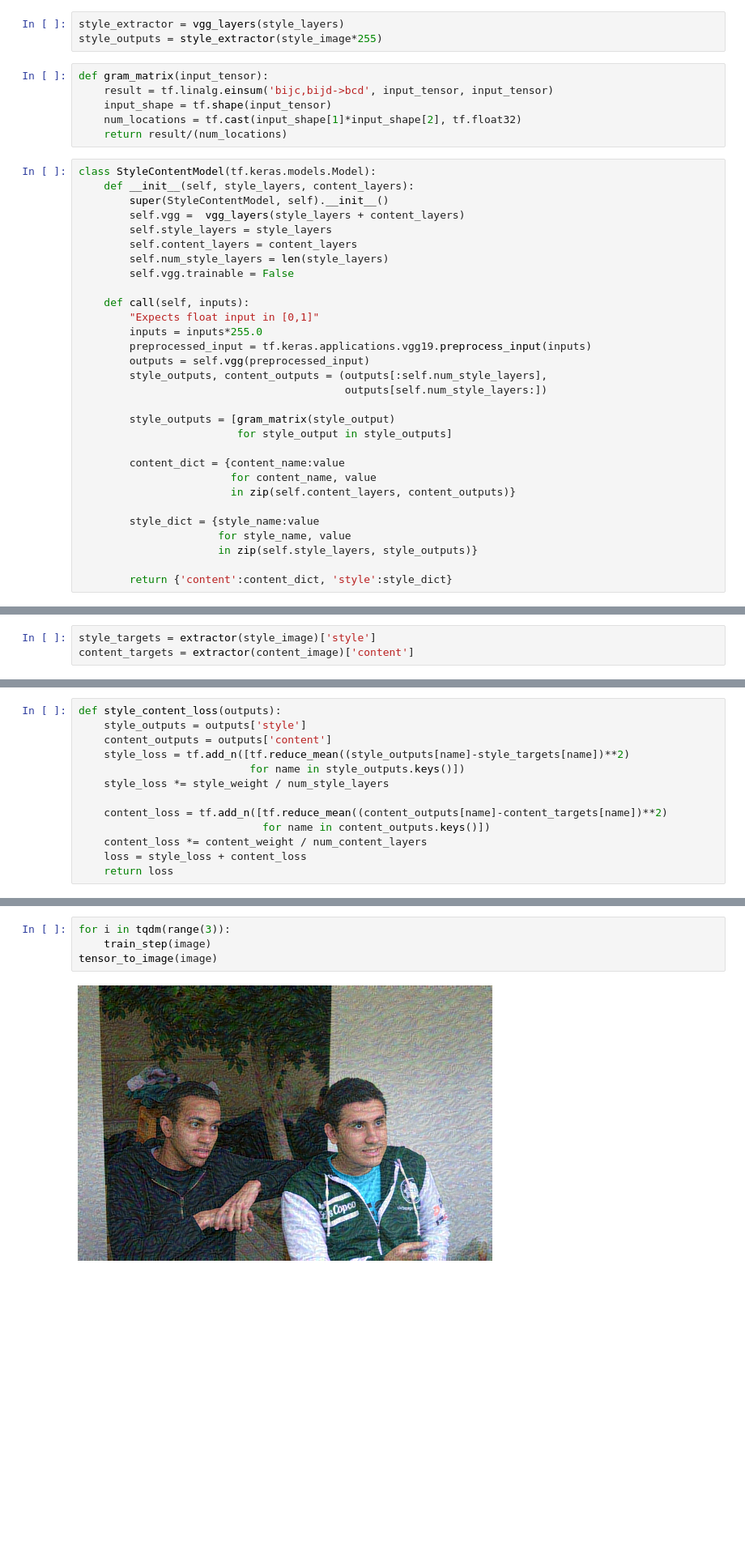
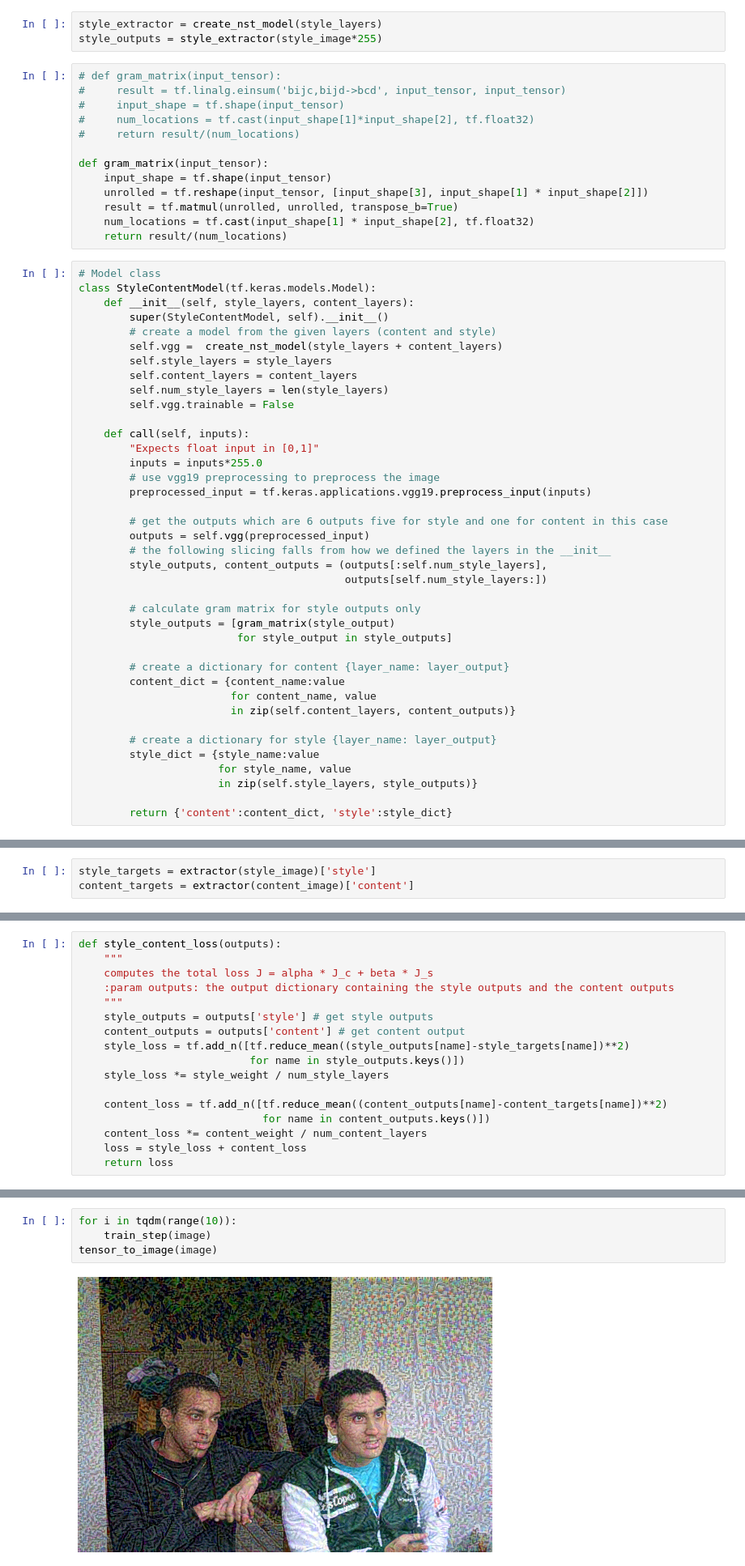
Before and after one commit to mahmoudyusof/neural-style-transfer, a Jupyter notebook: NST.ipynb, the cells around one changed output, grey strips where cells are left out. Shown at 81% size. Drawn from its saved outputs; the diff is of its cells as text; blank space fills up the shorter version.

```diff
--- a/NST.ipynb
+++ b/NST.ipynb
@@ -113,19 +132,28 @@ def vgg_layers(layer_names):
     model = tf.keras.Model([vgg.input], outputs)
     return model
 # %%
-style_extractor = vgg_layers(style_layers)
+style_extractor = create_nst_model(style_layers)
 style_outputs = style_extractor(style_image*255)
 # %%
+# def gram_matrix(input_tensor):
+#     result = tf.linalg.einsum('bijc,bijd->bcd', input_tensor, input_tensor)
+#     input_shape = tf.shape(input_tensor)
+#     num_locations = tf.cast(input_shape[1]*input_shape[2], tf.float32)
+#     return result/(num_locations)
+
 def gram_matrix(input_tensor):
-    result = tf.linalg.einsum('bijc,bijd->bcd', input_tensor, input_tensor)
     input_shape = tf.shape(input_tensor)
-    num_locations = tf.cast(input_shape[1]*input_shape[2], tf.float32)
+    unrolled = tf.reshape(input_tensor, [input_shape[3], input_shape[1] * input_shape[2]])
+    result = tf.matmul(unrolled, unrolled, transpose_b=True)
+    num_locations = tf.cast(input_shape[1] * input_shape[2], tf.float32)
     return result/(num_locations)
 # %%
+# Model class
 class StyleContentModel(tf.keras.models.Model):
     def __init__(self, style_layers, content_layers):
         super(StyleContentModel, self).__init__()
-        self.vgg =  vgg_layers(style_layers + content_layers)
+        # create a model from the given layers (content and style)
+        self.vgg =  create_nst_model(style_layers + content_layers)
         self.style_layers = style_layers
         self.content_layers = content_layers
         self.num_style_layers = len(style_layers)
@@ -134,18 +162,25 @@ class StyleContentModel(tf.keras.models.Model):
     def call(self, inputs):
         "Expects float input in [0,1]"
         inputs = inputs*255.0
+        # use vgg19 preprocessing to preprocess the image
         preprocessed_input = tf.keras.applications.vgg19.preprocess_input(inputs)
+
+        # get the outputs which are 6 outputs five for style and one for content in this case
         outputs = self.vgg(preprocessed_input)
+        # the following slicing falls from how we defined the layers in the __init__
         style_outputs, content_outputs = (outputs[:self.num_style_layers],
                                           outputs[self.num_style_layers:])
 
+        # calculate gram matrix for style outputs only
         style_outputs = [gram_matrix(style_output)
                          for style_output in style_outputs]
 
+        # create a dictionary for content {layer_name: layer_output}
         content_dict = {content_name:value
                         for content_name, value
                         in zip(self.content_layers, content_outputs)}
 
+        # create a dictionary for style {layer_name: layer_output}
         style_dict = {style_name:value
                       for style_name, value
                       in zip(self.style_layers, style_outputs)}
@@ -169,8 +210,12 @@ style_weight=1e-2
 content_weight=1e4
 # %%
 def style_content_loss(outputs):
-    style_outputs = outputs['style']
-    content_outputs = outputs['content']
+    """
+    computes the total loss J = alpha * J_c + beta * J_s
+    :param outputs: the output dictionary containing the style outputs and the content outputs
+    """
+    style_outputs = outputs['style'] # get style outputs
+    content_outputs = outputs['content'] # get content output
     style_loss = tf.add_n([tf.reduce_mean((style_outputs[name]-style_targets[name])**2)
                            for name in style_outputs.keys()])
     style_loss *= style_weight / num_style_layers
@@ -191,8 +237,8 @@ def train_step(image):
     opt.apply_gradients([(grad, image)])
     image.assign(clip_0_1(image))
 # %%
-for i in tqdm(range(3)):
+for i in tqdm(range(10)):
     train_step(image)
 tensor_to_image(image)
 # %% [output]
-[figure, old version]
+[figure, new version]
```
Also changed, not shown: parts of 15 cells of this notebook, 2 other files.
